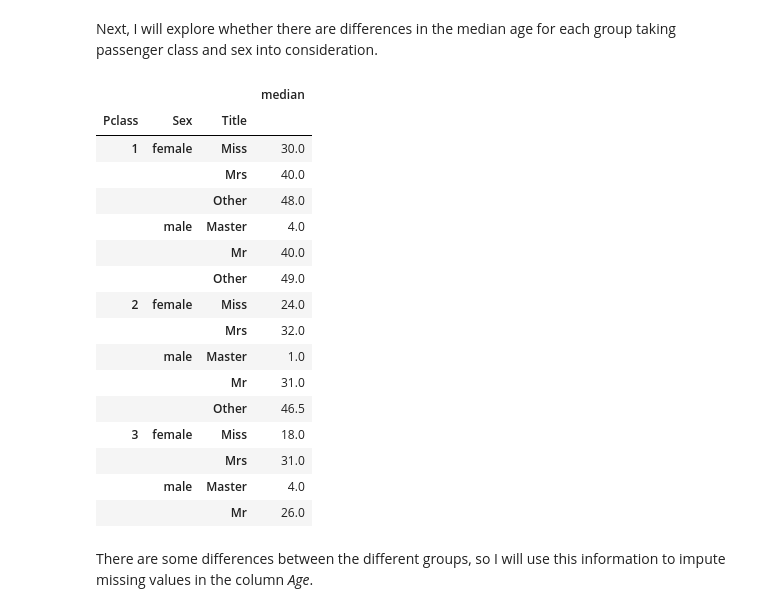
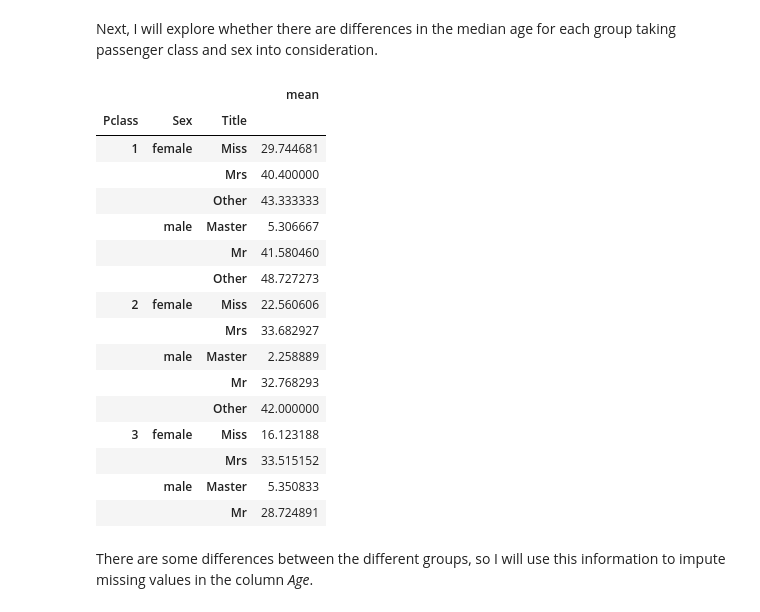
Before and after one commit to qroliver/titanic, a Jupyter notebook: Titanic.ipynb, the cells around one changed output. Saved outputs shown, nothing was run; the diff lists cells and outputs as text; code cells hidden in the pictures.

```diff
--- a/Titanic.ipynb
+++ b/Titanic.ipynb
@@ -247,25 +247,25 @@ Name: count, dtype: int64
 # %% [markdown]
 Next, I will explore whether there are differences in the median age for each group taking passenger class and sex into consideration.
 # %%
-titanic_data.groupby(['Pclass', 'Sex', 'Title'])['Age'].agg(['median'])
+titanic_data.groupby(['Pclass', 'Sex', 'Title'])['Age'].agg(['mean'])
 # %% [output]
-|  |  |  | median |
+|  |  |  | mean |
 | Pclass | Sex | Title |  |
-| 1 | female | Miss | 30.0 |
-|  |  | Mrs | 40.0 |
-|  |  | Other | 48.0 |
-|  | male | Master | 4.0 |
-|  |  | Mr | 40.0 |
-|  |  | Other | 49.0 |
-| 2 | female | Miss | 24.0 |
-|  |  | Mrs | 32.0 |
-|  | male | Master | 1.0 |
-|  |  | Mr | 31.0 |
-|  |  | Other | 46.5 |
-| 3 | female | Miss | 18.0 |
-|  |  | Mrs | 31.0 |
-|  | male | Master | 4.0 |
-|  |  | Mr | 26.0 |
+| 1 | female | Miss | 29.744681 |
+|  |  | Mrs | 40.400000 |
+|  |  | Other | 43.333333 |
+|  | male | Master | 5.306667 |
+|  |  | Mr | 41.580460 |
+|  |  | Other | 48.727273 |
+| 2 | female | Miss | 22.560606 |
+|  |  | Mrs | 33.682927 |
+|  | male | Master | 2.258889 |
+|  |  | Mr | 32.768293 |
+|  |  | Other | 42.000000 |
+| 3 | female | Miss | 16.123188 |
+|  |  | Mrs | 33.515152 |
+|  | male | Master | 5.350833 |
+|  |  | Mr | 28.724891 |
 # %% [markdown]
 There are some differences between the different groups, so I will use this information to impute missing values in the column *Age*.
 # %%
```
Also changed, not shown: parts of 29 cells of this notebook.
